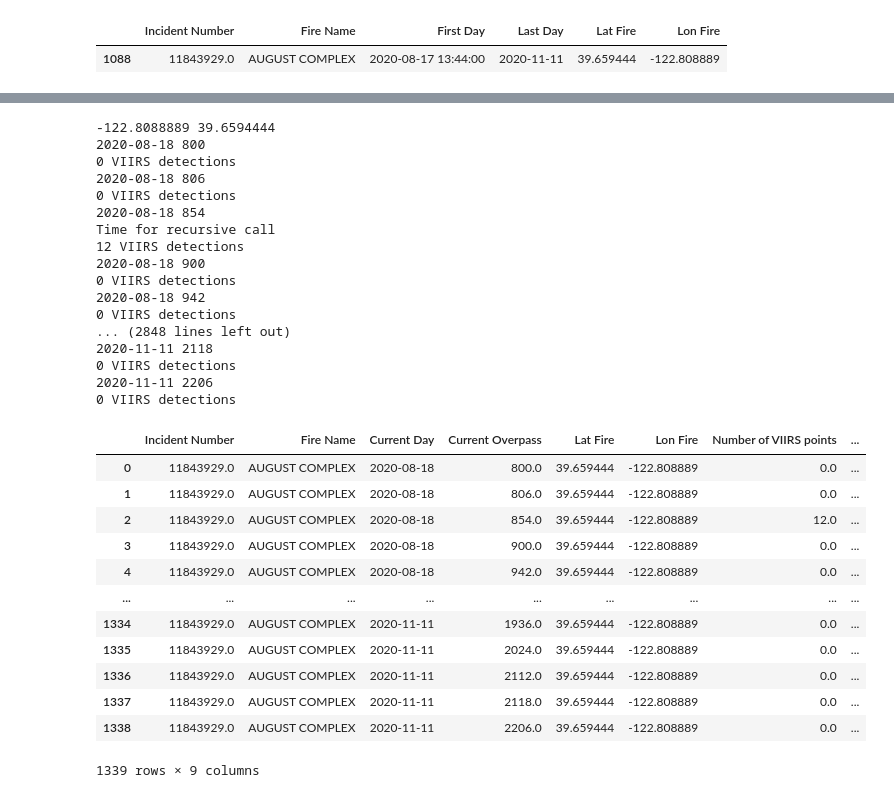
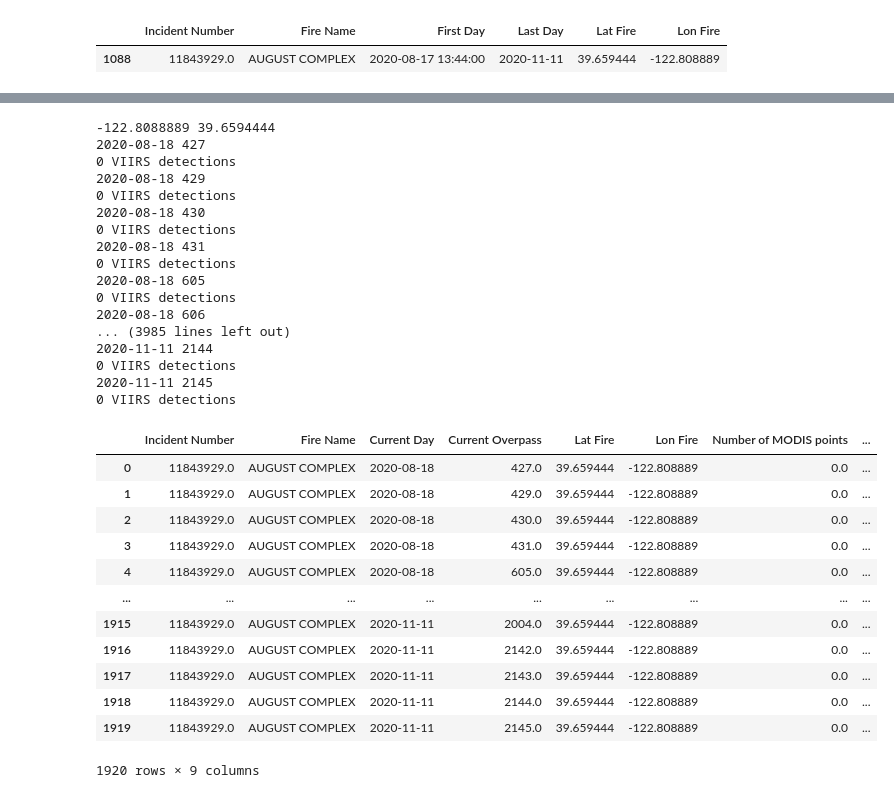
Before and after one commit to lthapa42/ML_FireEmissions, a Jupyter notebook: generate_per_overpass_polygons.ipynb, the cells around one changed output, grey strips where cells are left out. Drawn from its saved outputs; the diff is of its cells as text; code cells hidden in the pictures.

```diff
--- a/generate_per_overpass_polygons.ipynb
+++ b/generate_per_overpass_polygons.ipynb
@@ -25,7 +26,8 @@ incidents
 |  | Incident Number | Fire Name | First Day | Last Day | Lat Fire | Lon Fire |
 | 1088 | 11843929.0 | AUGUST COMPLEX | 2020-08-17 13:44:00 | 2020-11-11 | 39.659444 | -122.808889 |
 # %%
-viirs_all = pd.read_csv('merged_viirs.csv', dtype = {'satellite': str,'version': str, 'type': str})
+#viirs_all = pd.read_csv('merged_viirs.csv', dtype = {'satellite': str,'version': str, 'type': str})
+viirs_all = pd.read_csv('/data2/lthapa/fire_archive_M-C61_221506.csv')#THIS IS MODIS, I JUST KEPT THE NAME SINCE IT'S USED EVERYWHERE
 viirs_all
 # %% [output]
 |  | latitude | longitude | brightness | scan | track | acq_date | acq_time | satellite | instrument | ... |
@@ -67,7 +69,7 @@ fire_series = gpd.GeoDataFrame({'Incident Number': np.nan*np.zeros(df_size),
                         'Current Overpass': np.nan*np.zeros(df_size),
                         'Lat Fire': np.nan*np.zeros(df_size),
                      'Lon Fire': np.nan*np.zeros(df_size),
-                         'Number of VIIRS points': np.nan*np.zeros(df_size),
+                         'Number of MODIS points': np.nan*np.zeros(df_size),
                                 'FRP': np.nan*np.zeros(df_size),
             'geometry': np.nan*np.zeros(df_size)}) # pre-allocate the dataframe
 count = 0
@@ -103,7 +105,7 @@ for ii in range(len(incidents)):
             viirs_tups = [list((lon[i], lat[i])) for i in range(len(lat))]
 
 
-            mp, poly_lats, poly_lons = build_today_polygon(pt_start, lat, lon, lat_old, lon_old, 0.2, 0)
+            mp, poly_lats, poly_lons = build_today_polygon(pt_start, lat, lon, lat_old, lon_old, 0.3, 0)
 
             num_viirs = len(poly_lats)
             print(num_viirs, 'VIIRS detections')
@@ -122,56 +124,56 @@ for ii in range(len(incidents)):
                 old_poly_tups = [list((lon_old[i], lat_old[i])) for i in range(len(lat_old))] #old polygon points
                 poly_tups = [list((poly_lons[i], poly_lats[i])) for i in range(len(poly_lats))] #new polygon points
                 poly_tups = [item for item in poly_tups if item not in old_poly_tups] #get rid of duplicates
                 poly = MultiPoint(poly_tups).convex_hull
 
 
             inds_new_points = [kk for kk in range(len(lat)) if viirs_tups[kk] in poly_tups] #inds where we grab FRP
             if len(inds_new_points)==0:
                 frp=np.nan
             else:
                 frp =  np.sum(viirs_over['frp'].iloc[inds_new_points])
             fire_series.iloc[count] = [incidents['Incident Number'].iloc[ii],\
                                        incidents['Fire Name'].iloc[ii],\
                                        day, over, lat_fire, lon_fire, num_viirs,\
                                       frp, poly]
             lat_old = [poly_tups[i][1] for i in range(len(poly_tups))]
             lon_old = [poly_tups[i][0] for i in range(len(poly_tups))]
             pt_start=poly
             count = count+1
 
 
 fire_series
 # %% [output]
 -122.8088889 39.6594444
-2020-08-18 800
+2020-08-18 427
 0 VIIRS detections
-2020-08-18 806
+2020-08-18 429
 0 VIIRS detections
-2020-08-18 854
-Time for recursive call
-12 VIIRS detections
-2020-08-18 900
+2020-08-18 430
 0 VIIRS detections
-2020-08-18 942
+2020-08-18 431
 0 VIIRS detections
-... (2848 lines left out)
-2020-11-11 2118
+2020-08-18 605
 0 VIIRS detections
-2020-11-11 2206
+2020-08-18 606
+... (3985 lines left out)
+2020-11-11 2144
 0 VIIRS detections
+2020-11-11 2145
+0 VIIRS detections
-|  | Incident Number | Fire Name | Current Day | Current Overpass | Lat Fire | Lon Fire | Number of VIIRS points | ... |
-| 0 | 11843929.0 | AUGUST COMPLEX | 2020-08-18 | 800.0 | 39.659444 | -122.808889 | 0.0 | ... |
-| 1 | 11843929.0 | AUGUST COMPLEX | 2020-08-18 | 806.0 | 39.659444 | -122.808889 | 0.0 | ... |
-| 2 | 11843929.0 | AUGUST COMPLEX | 2020-08-18 | 854.0 | 39.659444 | -122.808889 | 12.0 | ... |
-| 3 | 11843929.0 | AUGUST COMPLEX | 2020-08-18 | 900.0 | 39.659444 | -122.808889 | 0.0 | ... |
-| 4 | 11843929.0 | AUGUST COMPLEX | 2020-08-18 | 942.0 | 39.659444 | -122.808889 | 0.0 | ... |
+|  | Incident Number | Fire Name | Current Day | Current Overpass | Lat Fire | Lon Fire | Number of MODIS points | ... |
+| 0 | 11843929.0 | AUGUST COMPLEX | 2020-08-18 | 427.0 | 39.659444 | -122.808889 | 0.0 | ... |
+| 1 | 11843929.0 | AUGUST COMPLEX | 2020-08-18 | 429.0 | 39.659444 | -122.808889 | 0.0 | ... |
+| 2 | 11843929.0 | AUGUST COMPLEX | 2020-08-18 | 430.0 | 39.659444 | -122.808889 | 0.0 | ... |
+| 3 | 11843929.0 | AUGUST COMPLEX | 2020-08-18 | 431.0 | 39.659444 | -122.808889 | 0.0 | ... |
+| 4 | 11843929.0 | AUGUST COMPLEX | 2020-08-18 | 605.0 | 39.659444 | -122.808889 | 0.0 | ... |
 | ... | ... | ... | ... | ... | ... | ... | ... | ... |
-| 1334 | 11843929.0 | AUGUST COMPLEX | 2020-11-11 | 1936.0 | 39.659444 | -122.808889 | 0.0 | ... |
-| 1335 | 11843929.0 | AUGUST COMPLEX | 2020-11-11 | 2024.0 | 39.659444 | -122.808889 | 0.0 | ... |
-| 1336 | 11843929.0 | AUGUST COMPLEX | 2020-11-11 | 2112.0 | 39.659444 | -122.808889 | 0.0 | ... |
-| 1337 | 11843929.0 | AUGUST COMPLEX | 2020-11-11 | 2118.0 | 39.659444 | -122.808889 | 0.0 | ... |
-| 1338 | 11843929.0 | AUGUST COMPLEX | 2020-11-11 | 2206.0 | 39.659444 | -122.808889 | 0.0 | ... |
+| 1915 | 11843929.0 | AUGUST COMPLEX | 2020-11-11 | 2004.0 | 39.659444 | -122.808889 | 0.0 | ... |
+| 1916 | 11843929.0 | AUGUST COMPLEX | 2020-11-11 | 2142.0 | 39.659444 | -122.808889 | 0.0 | ... |
+| 1917 | 11843929.0 | AUGUST COMPLEX | 2020-11-11 | 2143.0 | 39.659444 | -122.808889 | 0.0 | ... |
+| 1918 | 11843929.0 | AUGUST COMPLEX | 2020-11-11 | 2144.0 | 39.659444 | -122.808889 | 0.0 | ... |
+| 1919 | 11843929.0 | AUGUST COMPLEX | 2020-11-11 | 2145.0 | 39.659444 | -122.808889 | 0.0 | ... |
-1339 rows × 9 columns
+1920 rows × 9 columns
 # %%
 hi = fire_series['geometry']
 hi
```
Also changed, not shown: parts of 6 cells of this notebook, 10 other files.
